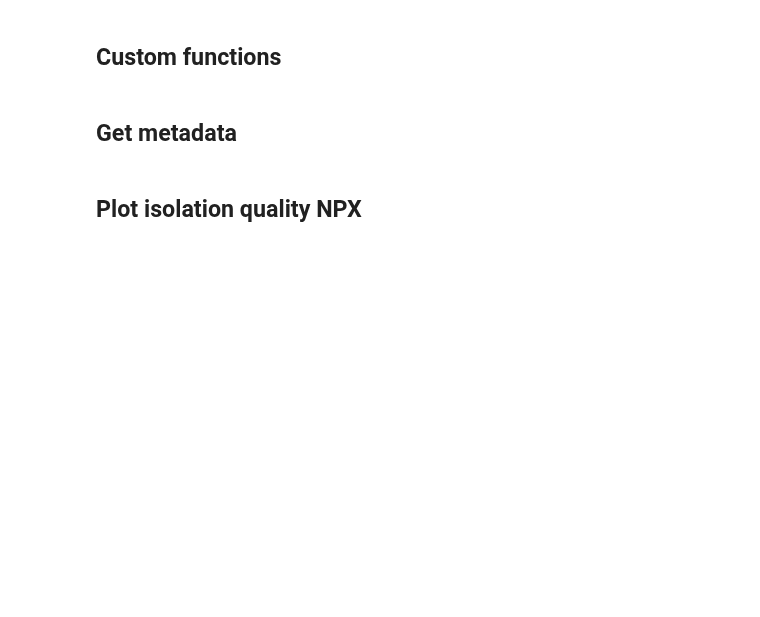
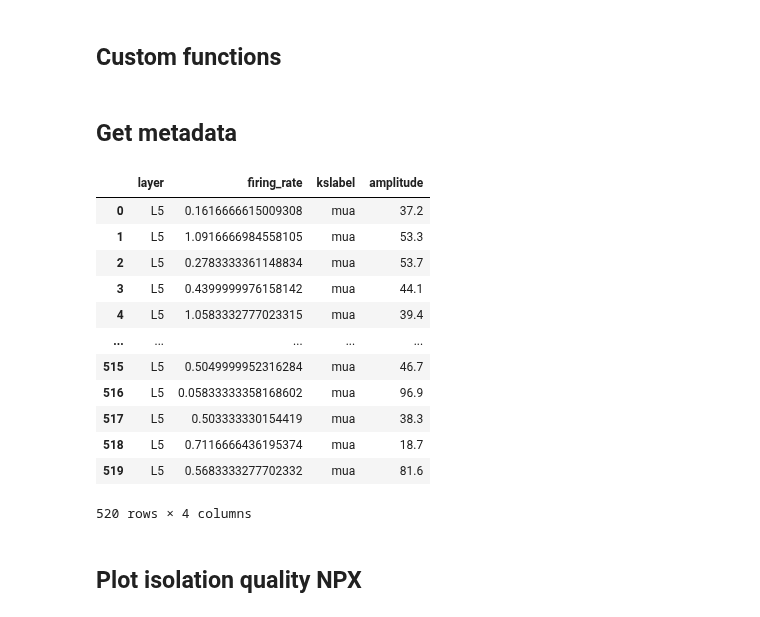
Before and after one commit to steevelaquitaine/spikebias, a Jupyter notebook: notebooks/4_reviews/fig_xx_yields_by_driftcorr.ipynb, the cells around one changed output. Drawn from its saved outputs; the diff is of its cells as text; code cells hidden in the pictures; blank space fills up the shorter version.

```diff
--- a/notebooks/4_reviews/fig_xx_yields_by_driftcorr.ipynb
+++ b/notebooks/4_reviews/fig_xx_yields_by_driftcorr.ipynb
@@ -208,3 +247,19 @@ ks4 = process_sorting_data(SORTED_ks4_ms_v100_corr, SORTED_ks4_ns_v100_corr, SOR
+# %%
+ks4["ns_v100_corr"]
+# %% [output]
+|  | layer | firing_rate | kslabel | amplitude |
+| 0 | L5 | 0.1616666615009308 | mua | 37.2 |
+| 1 | L5 | 1.0916666984558105 | mua | 53.3 |
+| 2 | L5 | 0.2783333361148834 | mua | 53.7 |
+| 3 | L5 | 0.4399999976158142 | mua | 44.1 |
+| 4 | L5 | 1.0583332777023315 | mua | 39.4 |
+| ... | ... | ... | ... | ... |
+| 515 | L5 | 0.5049999952316284 | mua | 46.7 |
+| 516 | L5 | 0.05833333358168602 | mua | 96.9 |
+| 517 | L5 | 0.503333330154419 | mua | 38.3 |
+| 518 | L5 | 0.7116666436195374 | mua | 18.7 |
+| 519 | L5 | 0.5683333277702332 | mua | 81.6 |
+520 rows × 4 columns
 # %% [markdown]
 ## Plot isolation quality NPX
 # %%
```
Also changed, not shown: parts of 4 cells of this notebook.
